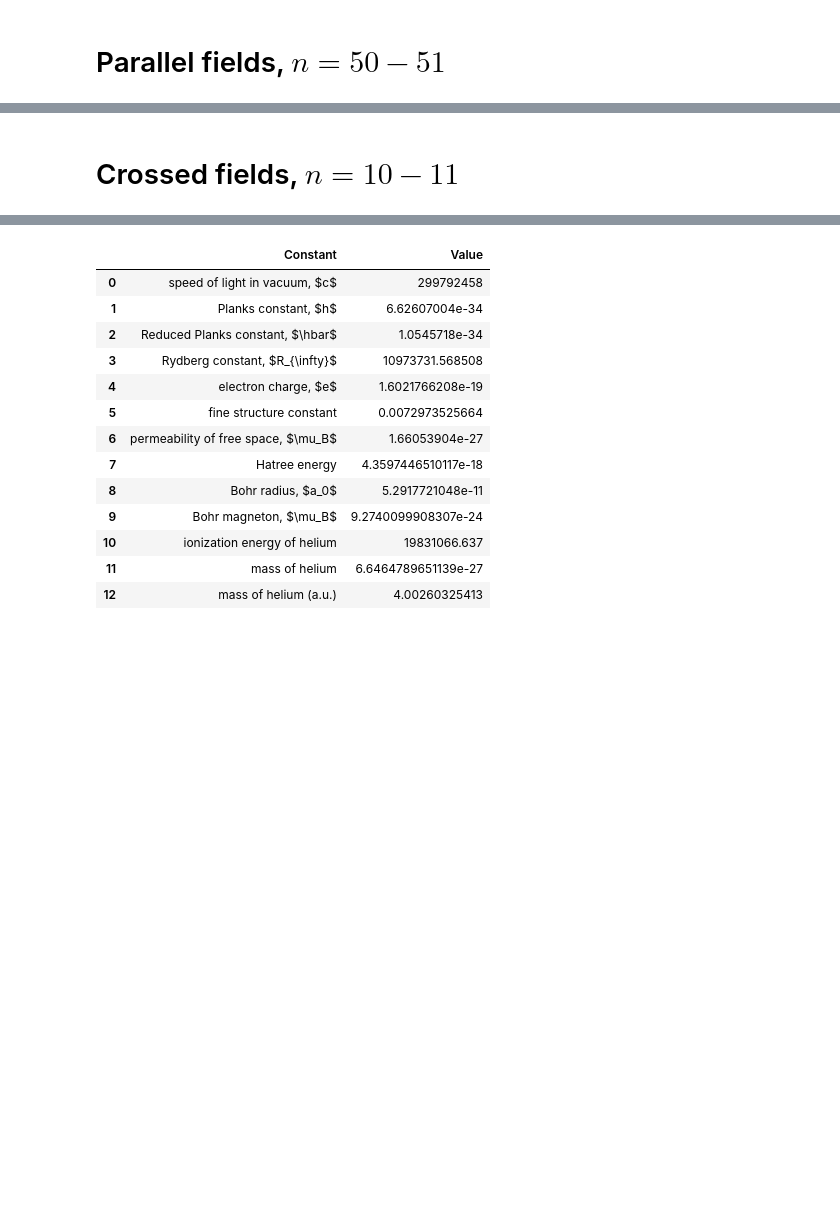
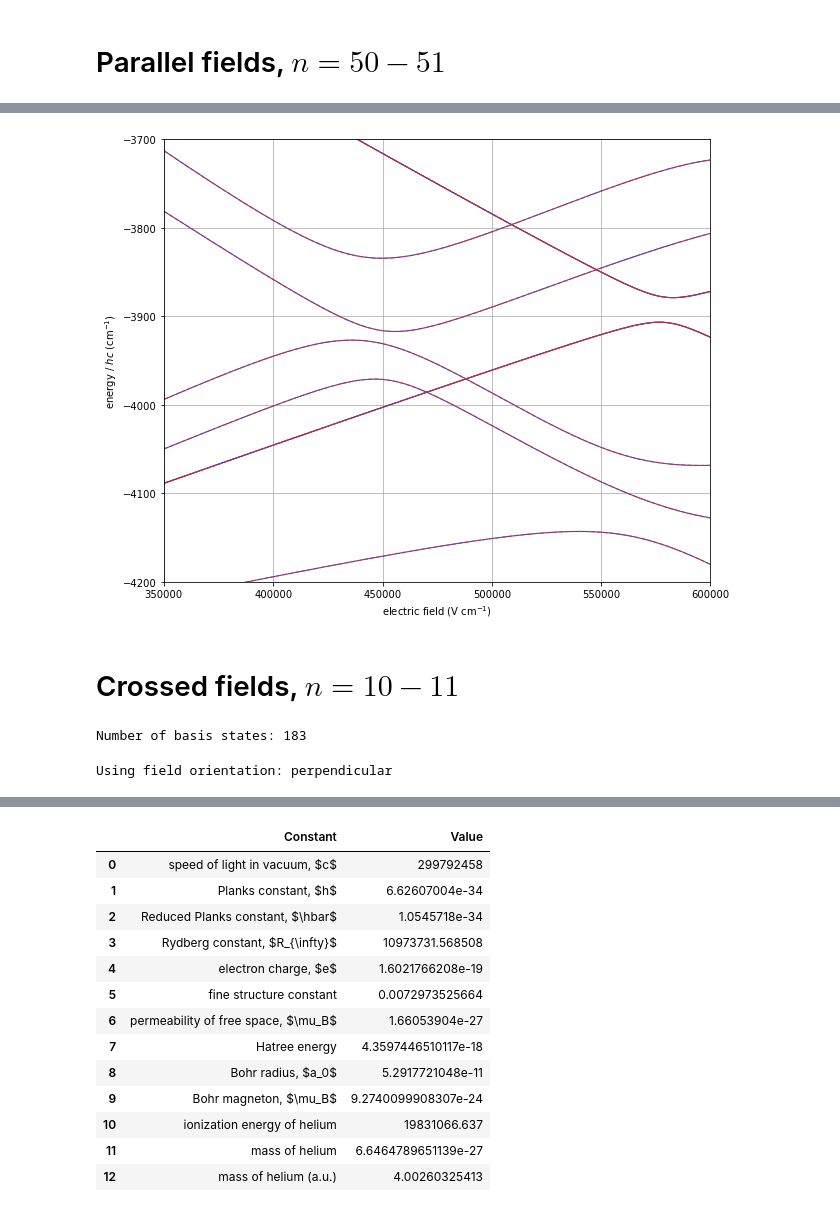
Before and after one commit to aa-morgan/helium-stark-FS, a Jupyter notebook: notebooks/Stark map - n,L,S,J,MJ - parallel & crossed fields.ipynb, the cells around one changed output, grey strips where cells are left out. Drawn from its saved outputs; the diff is of its cells as text; code cells hidden in the pictures; blank space fills up the shorter version.

```diff
--- a/notebooks/Stark map - n,L,S,J,MJ - parallel & crossed fields.ipynb
+++ b/notebooks/Stark map - n,L,S,J,MJ - parallel & crossed fields.ipynb
@@ -135,0 +134,11 @@ fileout = os.path.join("../images/stark_n31_singlet_MJ2_MJ29.png")
+# %%
+# calculate Stark map
+Bfield=0.00
+Efield_vec=[0.0,0.0,1.0]
+stark_method='dev'
+Efield = np.linspace(3.5*10**5, 6.0*10**5, 501) # V /cm
+sm0 = mat0.stark_map(Efield*1e2, Bfield=Bfield,
+                     Efield_vec=Efield_vec)
+sm1 = mat1.stark_map(Efield*1e2, Bfield=Bfield,
+                     Efield_vec=Efield_vec,
+                     singlet_triplet_coupling=0.00000001)
@@ -136,2 +152,51 @@ fileout = os.path.join("../images/stark_n31_singlet_MJ2_MJ29.png")
+# %%
+fig, ax = plt.subplots(figsize=(9, 7))
+
+# plot
+#MJ = 0
+indexes = range(mat0.num_states)
+#indexes = mat0.where('J', 11)
+for ix in indexes:
+    ax.plot(Efield, 1e-2*sm0[:, ix] / (h * c), ls='-', lw=1.0, alpha=1, c=(0.2, 0.2, 0.8))
+#MJ = 1
+#
+indexes = range(mat1.num_states)
+for ix in indexes:
+    ax.plot(Efield, 1e-2*sm1[:, ix] / (h * c), ls='--', lw=1.2, alpha=0.8, c=(0.8, 0.2, 0.2))
+
+# format
+ax.set_xlabel('electric field (V cm$^{-1}$)')
+ax.set_ylabel('energy / $h c$ (cm$^{-1}$)')
+ax.set_xlim(350000, 600000)
+ax.set_ylim(-4200, -3700)
+
+# output
+plt.grid()
+plt.tight_layout()
+fileout = os.path.join("../images/stark_n31_singlet_MJ2_MJ29.png")
+#plt.savefig(fileout, dpi=150)
+#plt.show()
+# %% [output]
+[figure, added]
 # %% [markdown]
 # Crossed fields, $n=10-11$
+# %%
+# construct matrix
+mat0 = Hamiltonian(n_min=5, n_max=6, S=1, MJ=None)
+print('Number of basis states:', '%d'%mat0.num_states)
+#mat1 = Hamiltonian(n_min=5, n_max=6, S=0, MJ=None)
+#print('Number of basis states:', '%d'%mat1.num_states)
+# %% [output]
+Number of basis states: 183
+# %%
+# calculate Stark map
+Bfield=0.0
+Efield_vec=[1.0,0.0,0.0]
+stark_method='dev'
+Efield = np.linspace(3.5*10**5, 6.0*10**5, 501)  # V/cm
+sm0 = mat0.stark_map(Efield*1e2, Bfield=Bfield,
+                     Efield_vec=Efield_vec, stark_method=stark_method)
+#sm1 = mat1.stark_map(Efield*1e2, Bfield=Bfield,
+#                     Efield_vec=Efield_vec, stark_method=stark_method)
+# %% [output]
+Using field orientation: perpendicular
```
Also changed, not shown: parts of 12 cells of this notebook, 7 other files.
